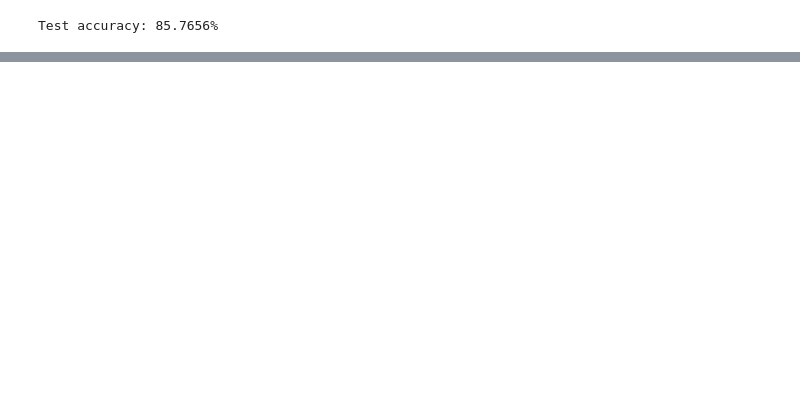
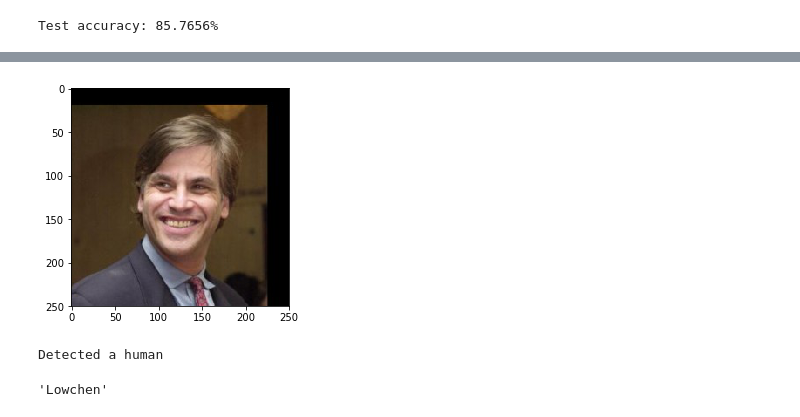
Before and after one commit to weklund/dog-breed-classify, a Jupyter notebook: dog_app.ipynb, the cells around one changed output, grey strips where cells are left out. Cells and saved outputs as stored; diff of their text form; code cells hidden in the pictures; blank space fills up the shorter version.

```diff
--- a/dog_app.ipynb
+++ b/dog_app.ipynb
@@ -919,0 +862,14 @@ Detected a human
+# %%
+img = cv2.imread("lfw/Aaron_Sorkin/Aaron_Sorkin_0002.jpg")
+
+# convert BGR image to RGB for plotting
+cv_rgb = cv2.cvtColor(img, cv2.COLOR_BGR2RGB)
+
+# display the image
+plt.imshow(cv_rgb)
+plt.show()
+predict_breed("lfw/Aaron_Sorkin/Aaron_Sorkin_0002.jpg")
+# %% [output]
+[figure, added]
+Detected a human
+'Lowchen'
```
Also changed, not shown: parts of 50 cells of this notebook, 3 other files.
